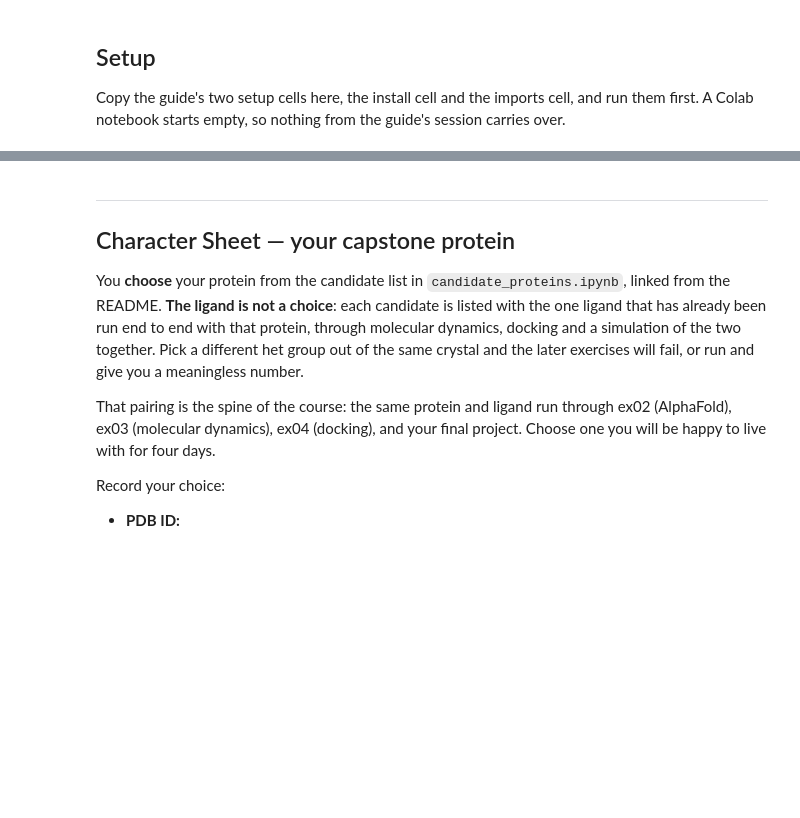
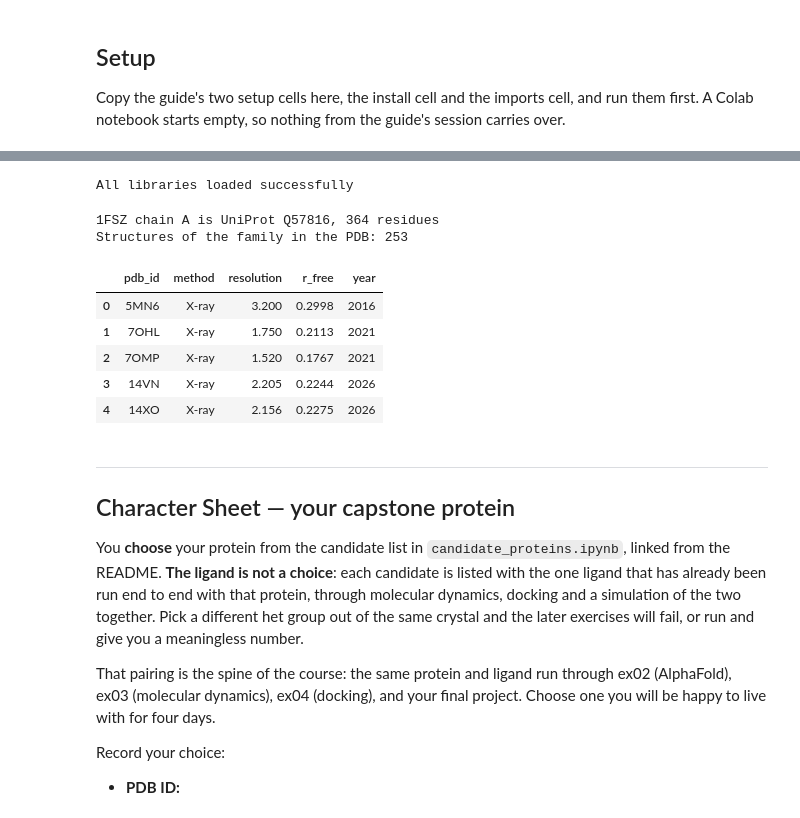
Before and after one commit to tomaszjendrzyca/git-for-science, a Jupyter notebook: ex01/ex01_workbook.ipynb, the cells around one changed output, grey strips where cells are left out. Cells and saved outputs as stored; diff of their text form; code cells hidden in the pictures; blank space fills up the shorter version.

```diff
--- a/ex01/ex01_workbook.ipynb
+++ b/ex01/ex01_workbook.ipynb
@@ -38,0 +72,30 @@ them first. A Colab notebook starts empty, so nothing from the guide's session c
+# %%
+# Import libraries
+import gzip
+import io
+import time
+import requests
+import numpy as np
+import pandas as pd
+import matplotlib.pyplot as plt
+from biopandas.pdb import PandasPdb
+from Bio import SeqIO
+from Bio.Align import MultipleSeqAlignment
+from Bio.Seq import Seq
+from Bio.SeqRecord import SeqRecord
+from pyfamsa import Aligner, Sequence
+from pymsaviz import MsaViz
+import py3Dmol
+
+
+# Suppress all warnings at the Python level
+warnings.filterwarnings('ignore')
+
+# Also set environment variable to suppress warnings
+os.environ['PYTHONWARNINGS'] = 'ignore'
+
+# pandas draws through matplotlib by default -- df.plot() gives us a real Axes back,
+# which keeps most plots in this notebook to two or three lines.
+print("All libraries loaded successfully")
+# %% [output]
+All libraries loaded successfully
@@ -39,3 +213,20 @@ them first. A Colab notebook starts empty, so nothing from the guide's session c
+# %%
+accession, query, to_structure, features = rcsb_chain("1FSZ", "A")
+pdb_ids = search_pdb(query)
+family = structure_table(pdb_ids)
+
+print(f"1FSZ chain A is UniProt {accession}, {len(query)} residues")
+print(f"Structures of the family in the PDB: {len(family)}")
+family.head()
+# %% [output]
+1FSZ chain A is UniProt Q57816, 364 residues
+Structures of the family in the PDB: 253
+|  | pdb_id | method | resolution | r_free | year |
+| 0 | 5MN6 | X-ray | 3.200 | 0.2998 | 2016 |
+| 1 | 7OHL | X-ray | 1.750 | 0.2113 | 2021 |
+| 2 | 7OMP | X-ray | 1.520 | 0.1767 | 2021 |
+| 3 | 14VN | X-ray | 2.205 | 0.2244 | 2026 |
+| 4 | 14XO | X-ray | 2.156 | 0.2275 | 2026 |
 # %% [markdown]
 ---
 
```
Also changed, not shown: parts of 2 cells of this notebook.
